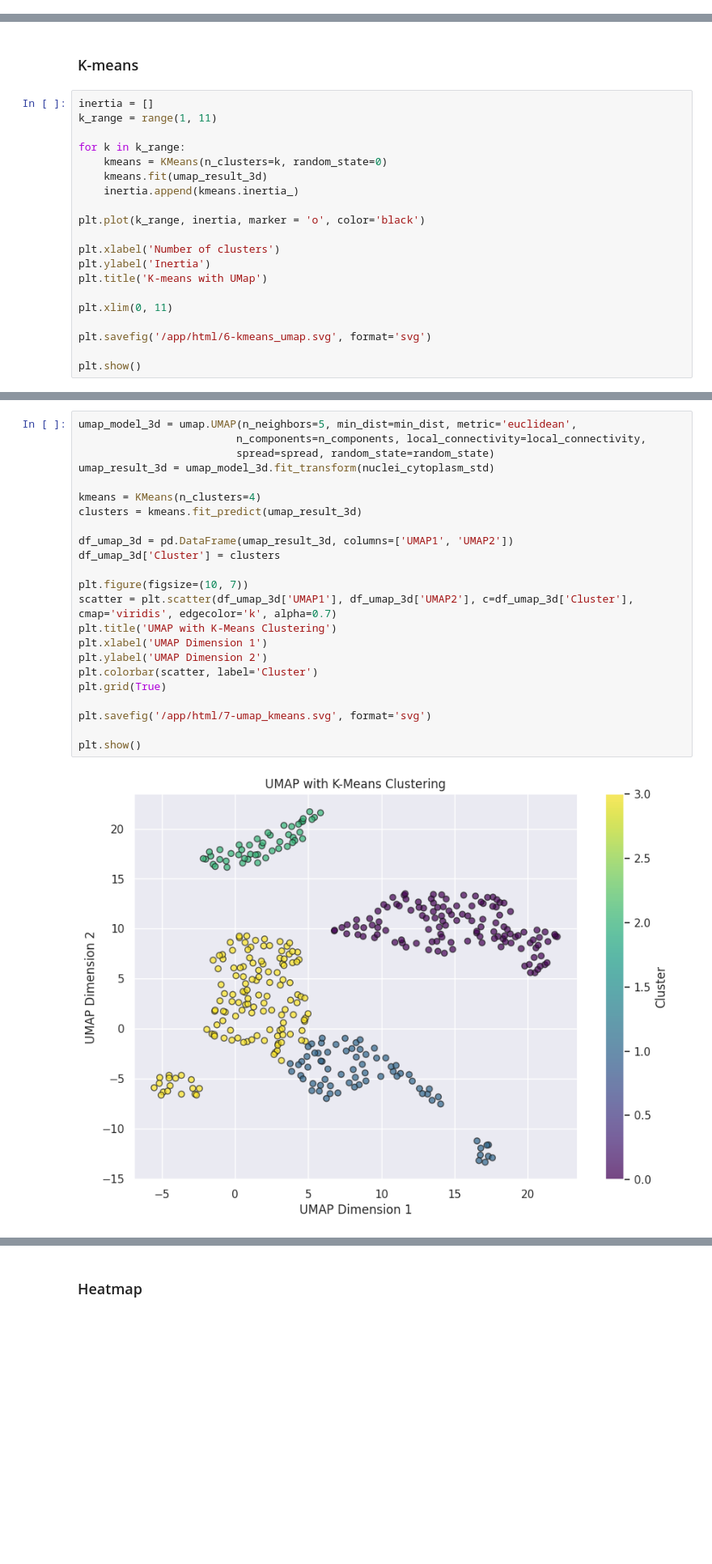
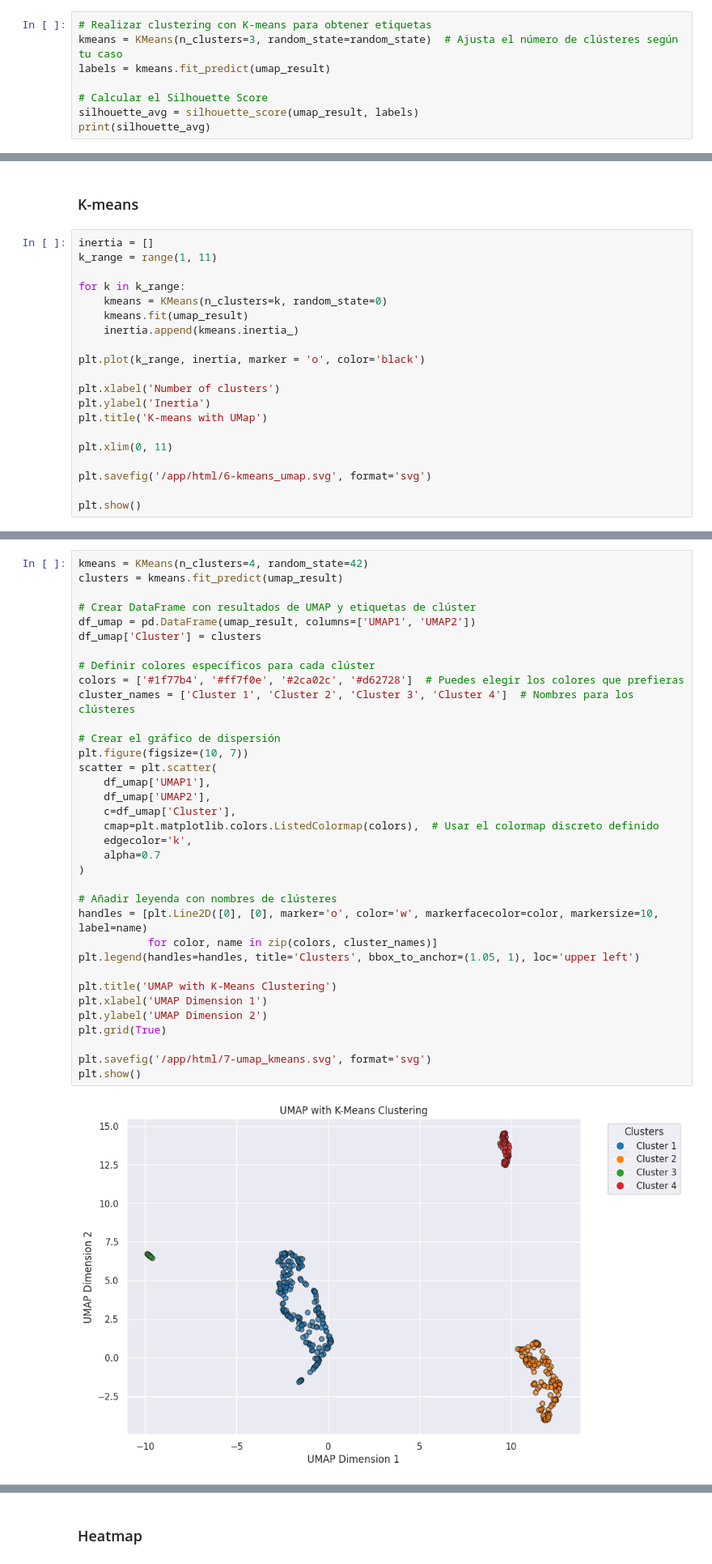
Before and after one commit to imAIgeneLAB/virtual_multiplexing, a Jupyter notebook: analysis/analysis.ipynb, the cells around one changed output, grey strips where cells are left out. Shown at 81% size. Cells and saved outputs as stored; diff of their text form; blank space fills up the shorter version.

```diff
--- a/analysis/analysis.ipynb
+++ b/analysis/analysis.ipynb
@@ -248,0 +384,8 @@ plt.show()
+# %%
+# Realizar clustering con K-means para obtener etiquetas
+kmeans = KMeans(n_clusters=3, random_state=random_state)  # Ajusta el número de clústeres según tu caso
+labels = kmeans.fit_predict(umap_result)
+
+# Calcular el Silhouette Score
+silhouette_avg = silhouette_score(umap_result, labels)
+print(silhouette_avg)
@@ -264,7 +409,7 @@ k_range = range(1, 11)
 
 for k in k_range:
     kmeans = KMeans(n_clusters=k, random_state=0)
-    kmeans.fit(umap_result_3d)
+    kmeans.fit(umap_result)
     inertia.append(kmeans.inertia_)
 
 plt.plot(k_range, inertia, marker = 'o', color='black')
@@ -283,28 +428,40 @@ plt.show()
 # %%
-umap_model_3d = umap.UMAP(n_neighbors=5, min_dist=min_dist, metric='euclidean',
-                         n_components=n_components, local_connectivity=local_connectivity,
-                         spread=spread, random_state=random_state)
-umap_result_3d = umap_model_3d.fit_transform(nuclei_cytoplasm_std)
+kmeans = KMeans(n_clusters=4, random_state=42)
+clusters = kmeans.fit_predict(umap_result)
 
-kmeans = KMeans(n_clusters=4)
-clusters = kmeans.fit_predict(umap_result_3d)
+# Crear DataFrame con resultados de UMAP y etiquetas de clúster
+df_umap = pd.DataFrame(umap_result, columns=['UMAP1', 'UMAP2'])
+df_umap['Cluster'] = clusters
 
-df_umap_3d = pd.DataFrame(umap_result_3d, columns=['UMAP1', 'UMAP2'])
-df_umap_3d['Cluster'] = clusters
+# Definir colores específicos para cada clúster
+colors = ['#1f77b4', '#ff7f0e', '#2ca02c', '#d62728']  # Puedes elegir los colores que prefieras
+cluster_names = ['Cluster 1', 'Cluster 2', 'Cluster 3', 'Cluster 4']  # Nombres para los clústeres
 
+# Crear el gráfico de dispersión
 plt.figure(figsize=(10, 7))
-scatter = plt.scatter(df_umap_3d['UMAP1'], df_umap_3d['UMAP2'], c=df_umap_3d['Cluster'], cmap='viridis', edgecolor='k', alpha=0.7)
+scatter = plt.scatter(
+    df_umap['UMAP1'],
+    df_umap['UMAP2'],
+    c=df_umap['Cluster'],
+    cmap=plt.matplotlib.colors.ListedColormap(colors),  # Usar el colormap discreto definido
+    edgecolor='k',
+    alpha=0.7
+)
+
+# Añadir leyenda con nombres de clústeres
+handles = [plt.Line2D([0], [0], marker='o', color='w', markerfacecolor=color, markersize=10, label=name)
+           for color, name in zip(colors, cluster_names)]
+plt.legend(handles=handles, title='Clusters', bbox_to_anchor=(1.05, 1), loc='upper left')
+
 plt.title('UMAP with K-Means Clustering')
 plt.xlabel('UMAP Dimension 1')
 plt.ylabel('UMAP Dimension 2')
-plt.colorbar(scatter, label='Cluster')
 plt.grid(True)
 
 plt.savefig('/app/html/7-umap_kmeans.svg', format='svg')
-
 plt.show()
 # %% [output]
-[figure, old version]
+[figure, new version]
 # %% [raw]
 # Aplicar K-Means
 kmeans = KMeans(n_clusters=3)  # Ajusta el número de clústeres según sea necesario
```
Also changed, not shown: parts of 19 cells of this notebook.
